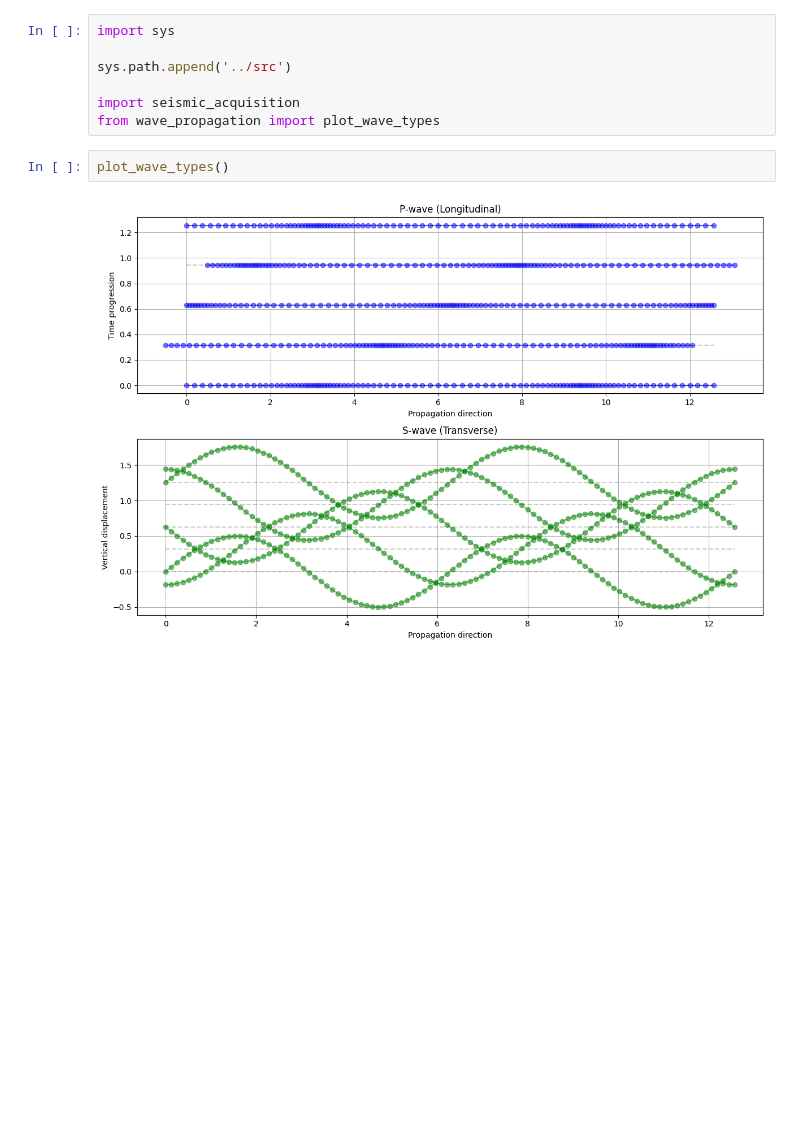
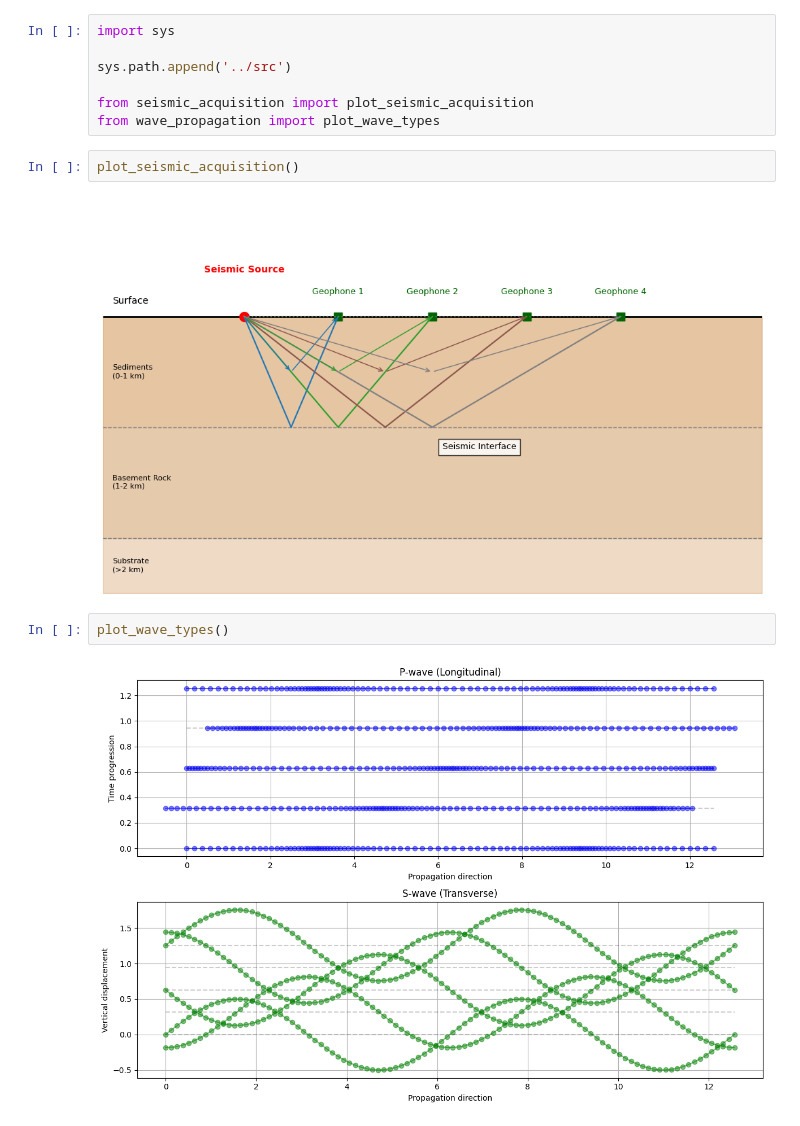
Before and after one commit to garciaRafa/seismic, a Jupyter notebook: reflection/ray_tracing/notebooks/00_seismic_demo.ipynb, the cells around one changed output. Cells and saved outputs as stored; diff of their text form; blank space fills up the shorter version.

Commit message:
add seismic acquisition demonstration

```diff
--- a/reflection/ray_tracing/notebooks/00_seismic_demo.ipynb
+++ b/reflection/ray_tracing/notebooks/00_seismic_demo.ipynb
@@ -3,8 +3,12 @@ import sys
 
 sys.path.append('../src')
 
-import seismic_acquisition
+from seismic_acquisition import plot_seismic_acquisition
 from wave_propagation import plot_wave_types
+# %%
+plot_seismic_acquisition()
+# %% [output]
+[figure, added]
 # %%
 plot_wave_types()
 # %% [output]
```
Also changed, not shown: 2 other files.
